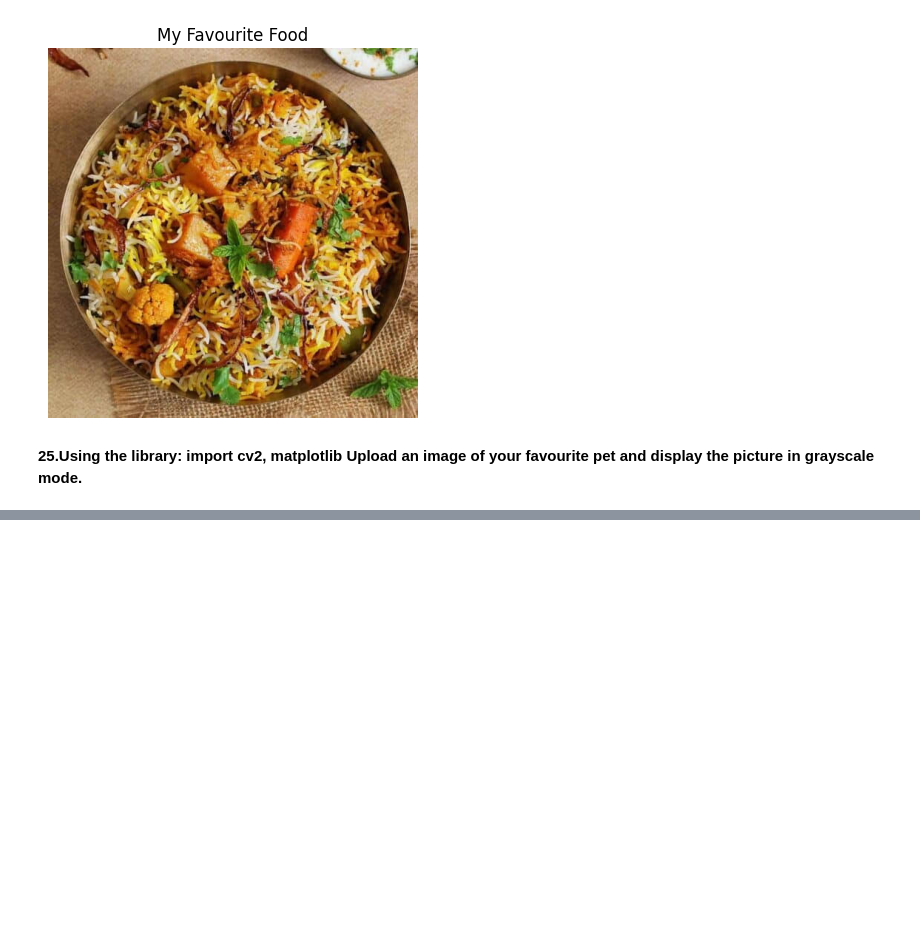
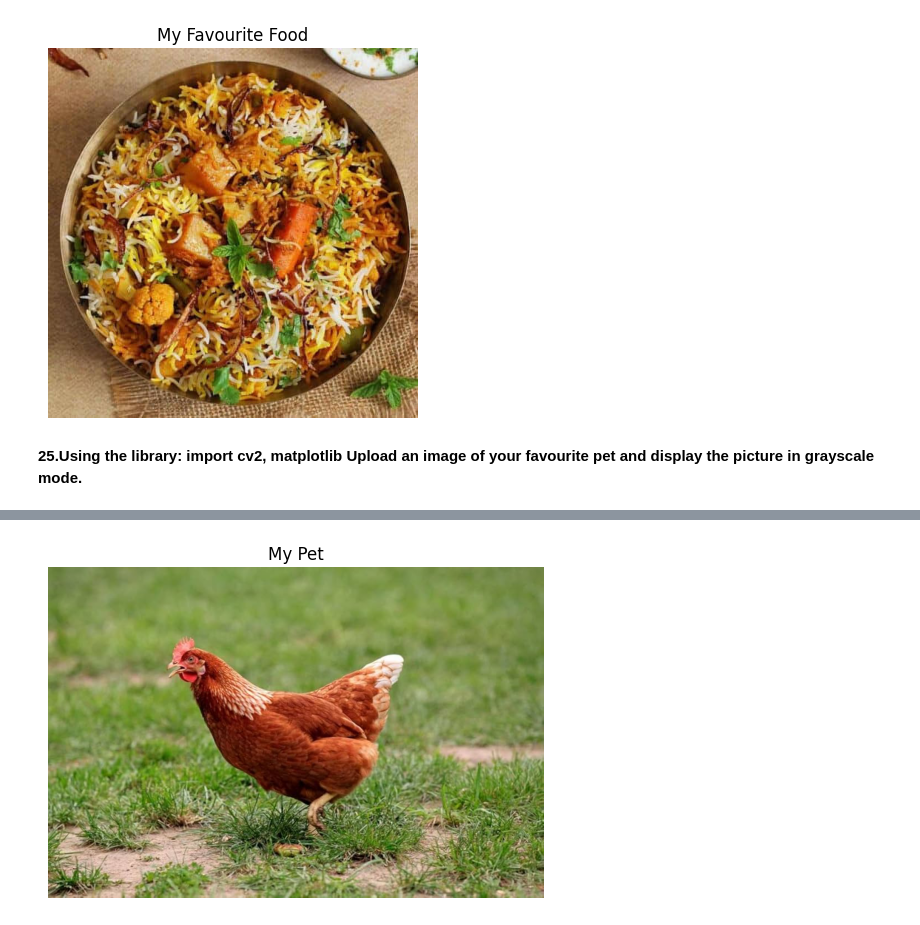
Before and after one commit to SettibathulaJyothi/Python-Basics, a Jupyter notebook: Python_Practical_Questions.ipynb, the cells around one changed output, grey strips where cells are left out. Cells and saved outputs as stored; diff of their text form; code cells hidden in the pictures; blank space fills up the shorter version.

```diff
--- a/Python_Practical_Questions.ipynb
+++ b/Python_Practical_Questions.ipynb
@@ -467,0 +481,14 @@ plt.show()
+# %%
+import cv2
+from matplotlib import pyplot as plt
+import numpy as np
+# Load the image in grayscale (the 0 flag)
+img = cv2.imread('hen.jpg')
+# Display the image using Matplotlib
+img_rgb=cv2.cvtColor(img, cv2.COLOR_BGR2RGB)
+plt.imshow(img_rgb)
+plt.title('My Pet')
+plt.axis('off') # Hide the x and y axes
+plt.show()
+# %% [output]
+[figure, added]
```
Also changed, not shown: parts of 3 cells of this notebook.
